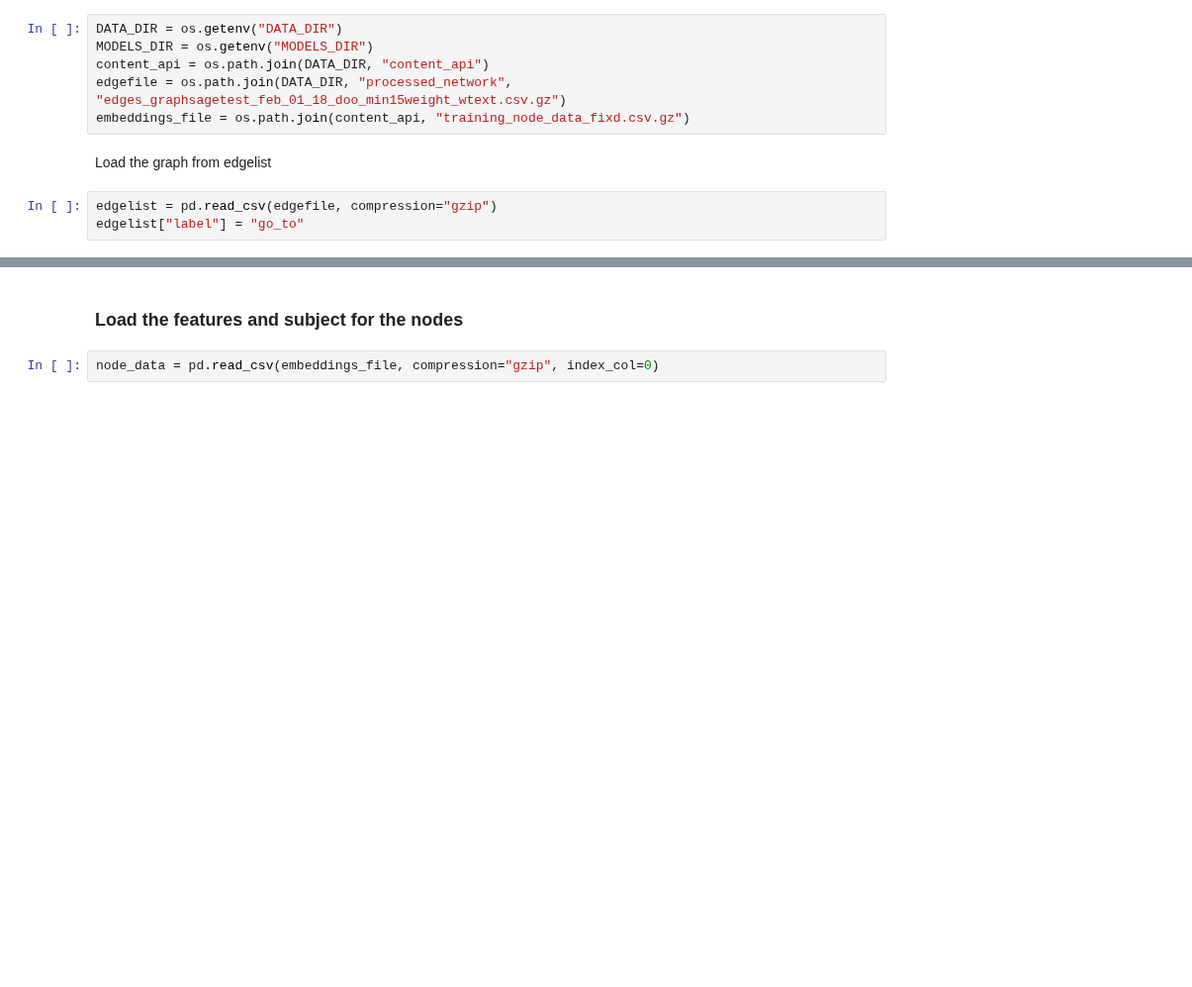
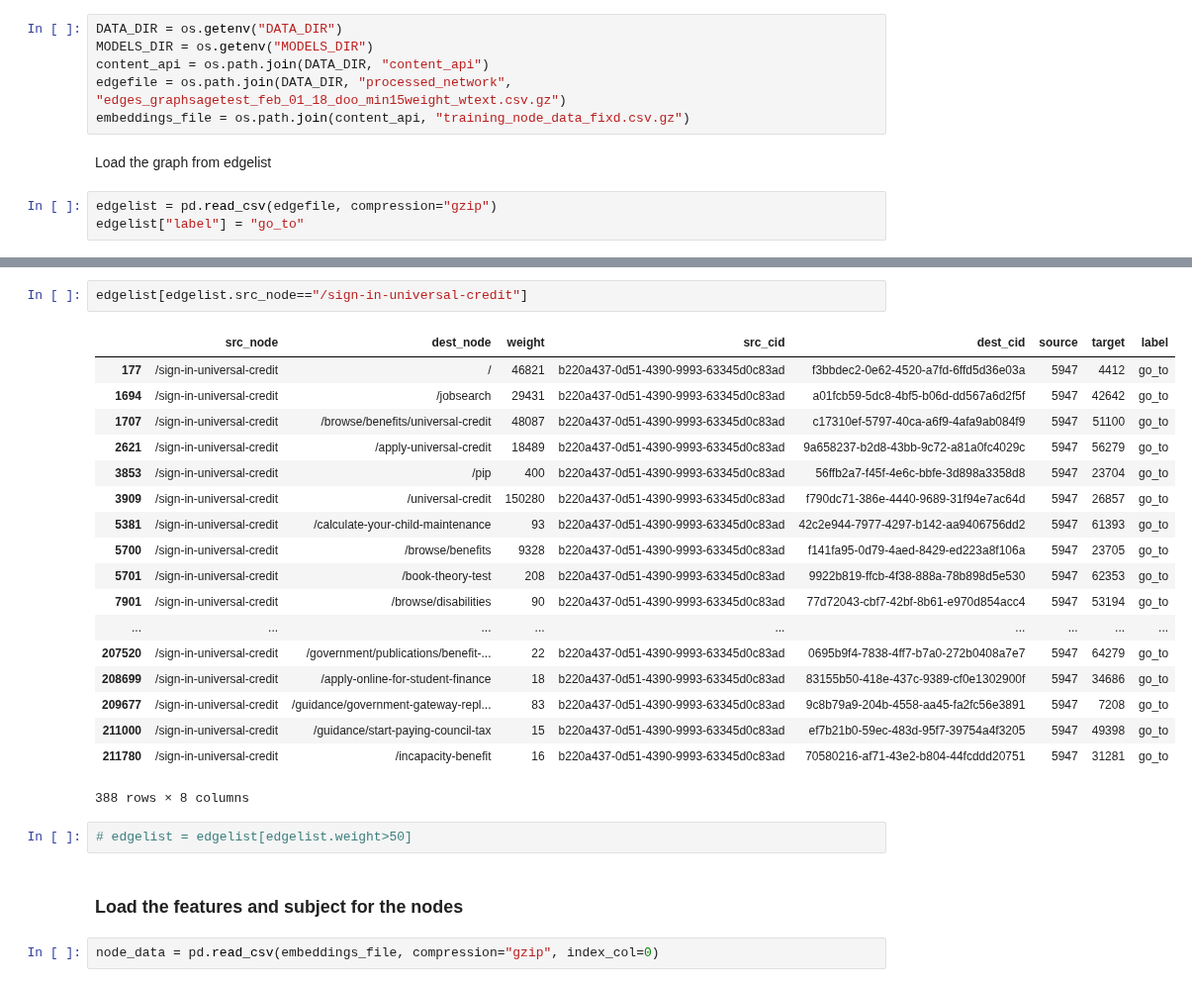
Before and after one commit to alphagov/govuk-network-embedding, a Jupyter notebook: notebooks/graphsage/train_graphsage_v2.ipynb, the cells around one changed output, grey strips where cells are left out. Shown at 99% size. Saved outputs shown, nothing was run; the diff lists cells and outputs as text; blank space fills up the shorter version.

```diff
--- a/notebooks/graphsage/train_graphsage_v2.ipynb
+++ b/notebooks/graphsage/train_graphsage_v2.ipynb
@@ -54,3 +32,26 @@ edgelist
+# %%
+edgelist[edgelist.src_node=="/sign-in-universal-credit"]
+# %% [output]
+|  | src_node | dest_node | weight | src_cid | dest_cid | source | target | label |
+| 177 | /sign-in-universal-credit | / | 46821 | b220a437-0d51-4390-9993-63345d0c83ad | f3bbdec2-0e62-4520-a7fd-6ffd5d36e03a | 5947 | 4412 | go_to |
+| 1694 | /sign-in-universal-credit | /jobsearch | 29431 | b220a437-0d51-4390-9993-63345d0c83ad | a01fcb59-5dc8-4bf5-b06d-dd567a6d2f5f | 5947 | 42642 | go_to |
+| 1707 | /sign-in-universal-credit | /browse/benefits/universal-credit | 48087 | b220a437-0d51-4390-9993-63345d0c83ad | c17310ef-5797-40ca-a6f9-4afa9ab084f9 | 5947 | 51100 | go_to |
+| 2621 | /sign-in-universal-credit | /apply-universal-credit | 18489 | b220a437-0d51-4390-9993-63345d0c83ad | 9a658237-b2d8-43bb-9c72-a81a0fc4029c | 5947 | 56279 | go_to |
+| 3853 | /sign-in-universal-credit | /pip | 400 | b220a437-0d51-4390-9993-63345d0c83ad | 56ffb2a7-f45f-4e6c-bbfe-3d898a3358d8 | 5947 | 23704 | go_to |
+| 3909 | /sign-in-universal-credit | /universal-credit | 150280 | b220a437-0d51-4390-9993-63345d0c83ad | f790dc71-386e-4440-9689-31f94e7ac64d | 5947 | 26857 | go_to |
+| 5381 | /sign-in-universal-credit | /calculate-your-child-maintenance | 93 | b220a437-0d51-4390-9993-63345d0c83ad | 42c2e944-7977-4297-b142-aa9406756dd2 | 5947 | 61393 | go_to |
+| 5700 | /sign-in-universal-credit | /browse/benefits | 9328 | b220a437-0d51-4390-9993-63345d0c83ad | f141fa95-0d79-4aed-8429-ed223a8f106a | 5947 | 23705 | go_to |
+| 5701 | /sign-in-universal-credit | /book-theory-test | 208 | b220a437-0d51-4390-9993-63345d0c83ad | 9922b819-ffcb-4f38-888a-78b898d5e530 | 5947 | 62353 | go_to |
+| 7901 | /sign-in-universal-credit | /browse/disabilities | 90 | b220a437-0d51-4390-9993-63345d0c83ad | 77d72043-cbf7-42bf-8b61-e970d854acc4 | 5947 | 53194 | go_to |
+| ... | ... | ... | ... | ... | ... | ... | ... | ... |
+| 207520 | /sign-in-universal-credit | /government/publications/benefit-... | 22 | b220a437-0d51-4390-9993-63345d0c83ad | 0695b9f4-7838-4ff7-b7a0-272b0408a7e7 | 5947 | 64279 | go_to |
+| 208699 | /sign-in-universal-credit | /apply-online-for-student-finance | 18 | b220a437-0d51-4390-9993-63345d0c83ad | 83155b50-418e-437c-9389-cf0e1302900f | 5947 | 34686 | go_to |
+| 209677 | /sign-in-universal-credit | /guidance/government-gateway-repl... | 83 | b220a437-0d51-4390-9993-63345d0c83ad | 9c8b79a9-204b-4558-aa45-fa2fc56e3891 | 5947 | 7208 | go_to |
+| 211000 | /sign-in-universal-credit | /guidance/start-paying-council-tax | 15 | b220a437-0d51-4390-9993-63345d0c83ad | ef7b21b0-59ec-483d-95f7-39754a4f3205 | 5947 | 49398 | go_to |
+| 211780 | /sign-in-universal-credit | /incapacity-benefit | 16 | b220a437-0d51-4390-9993-63345d0c83ad | 70580216-af71-43e2-b804-44fcddd20751 | 5947 | 31281 | go_to |
+388 rows × 8 columns
+# %%
+# edgelist = edgelist[edgelist.weight>50]
 # %% [markdown]
 ### Load the features and subject for the nodes
 # %%
```
Also changed, not shown: parts of 27 cells of this notebook.
